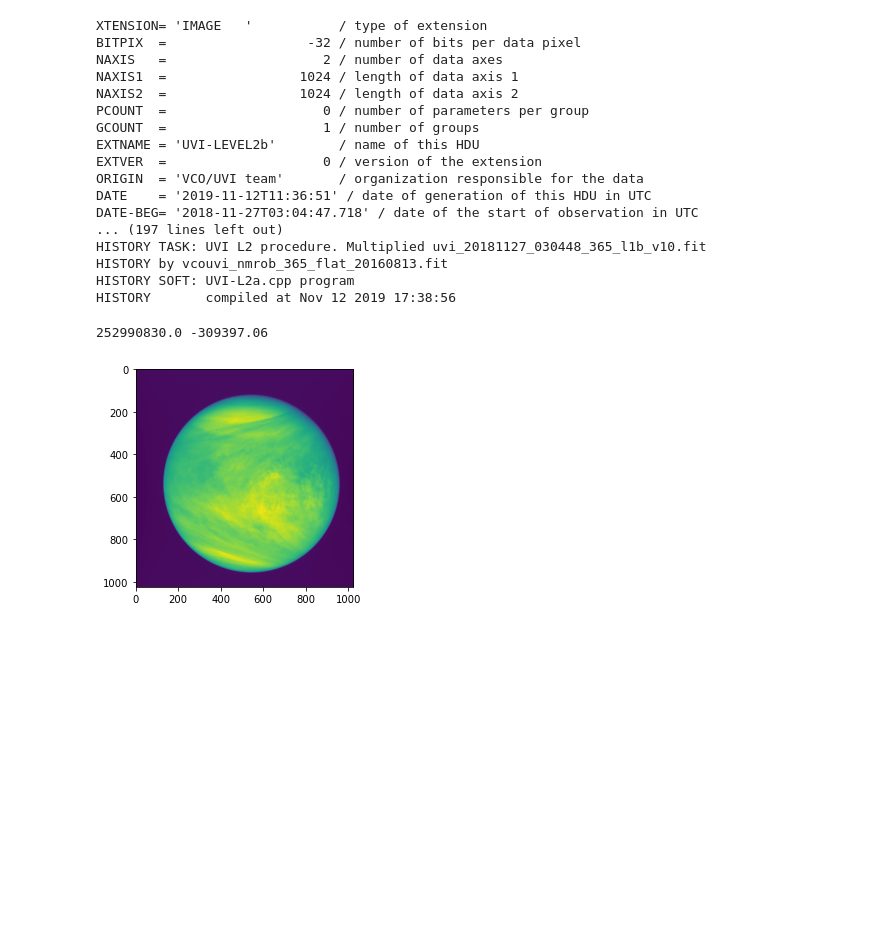
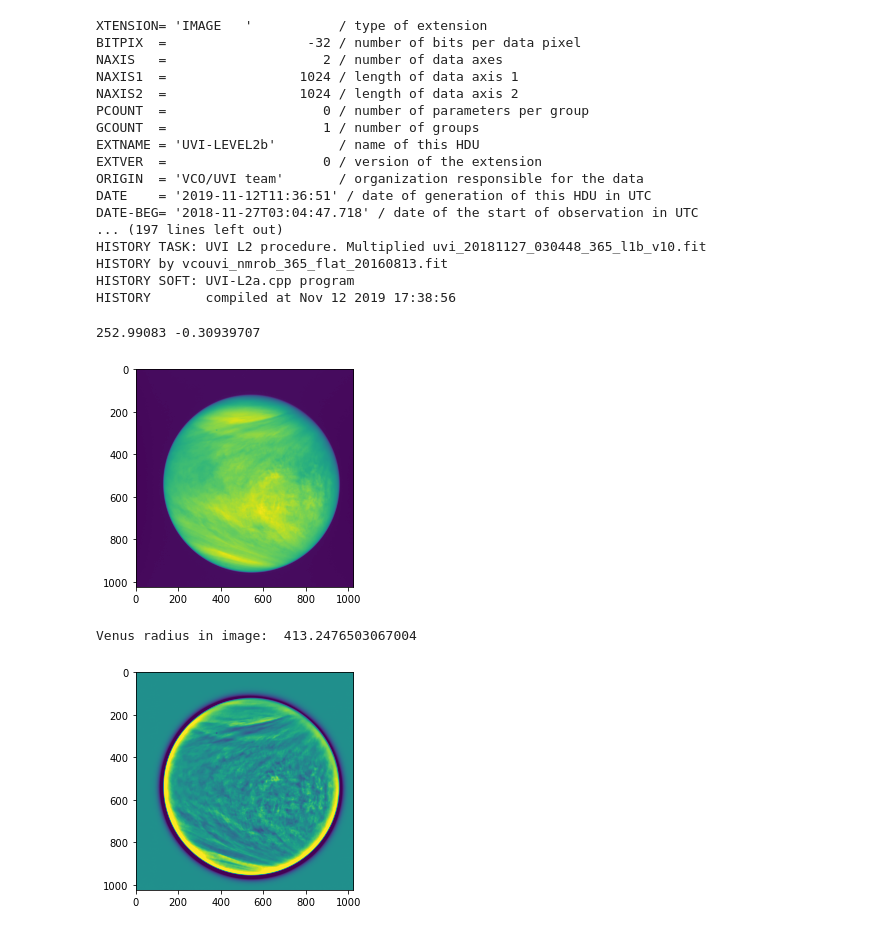
Before and after one commit to TKouyama/Akatsuki_fits, a Jupyter notebook: sample_read_uvi.ipynb, the cells around one changed output. Drawn from its saved outputs; the diff is of its cells as text; code cells hidden in the pictures; blank space fills up the shorter version.

Commit message:
add example of highpass filtering

```diff
--- a/sample_read_uvi.ipynb
+++ b/sample_read_uvi.ipynb
@@ -46,7 +47,7 @@ HISTORY SOFT: UVI-L2a.cpp program
 HISTORY       compiled at Nov 12 2019 17:38:56
 # %%
 # data read
-data_uvi=hdu_uvi.data
+data_uvi=hdu_uvi.data / 1e6 ## converting unit from W/m3/sr to W/m2/sr/um
 print(np.max(data_uvi),np.min(data_uvi))
 
 # Quick Look
@@ -54,5 +55,34 @@ udata_akatsuki = np.array(np.clip(data_uvi/np.max(data_uvi)*255,0,255),dtype='u1
 plt.imshow(udata_akatsuki)
 plt.show()
 # %% [output]
-252990830.0 -309397.06
+252.99083 -0.30939707
 [figure]
+# %%
+#
+# Highpass filtering
+#
+
+# Estimate Venus radius in UVI image frame
+s_app_radius = 9.71283/2 * np.pi/180 # from value of S_APPDIA in header
+s_IFOV = 0.000204619 # from value of S_IFOV in header
+
+radius_v_pix = np.arctan(s_app_radius)/np.arctan(s_IFOV)
+print("Venus radius in image: ",radius_v_pix)
+
+
+# Smoothing image with a gussian filter with r/20 sigma
+gauss_sigma = radius_v_pix/20
+s_data_uvi = ndimage.gaussian_filter(data_uvi, gauss_sigma)
+
+# Subtracting the smoothed image from original image => Highpass filtering
+h_data_uvi = data_uvi-s_data_uvi
+
+# Quick Look
+l_value = -30
+u_value = 30
+udata_akatsuki = np.array(np.clip( ( h_data_uvi -l_value) /(u_value - l_value) * 255,0,255),dtype='u1')
+plt.imshow(udata_akatsuki)
+plt.show()
+# %% [output]
+Venus radius in image:  413.2476503067004
+[figure, added]
```
Also changed, not shown: parts of 1 cell of this notebook.
